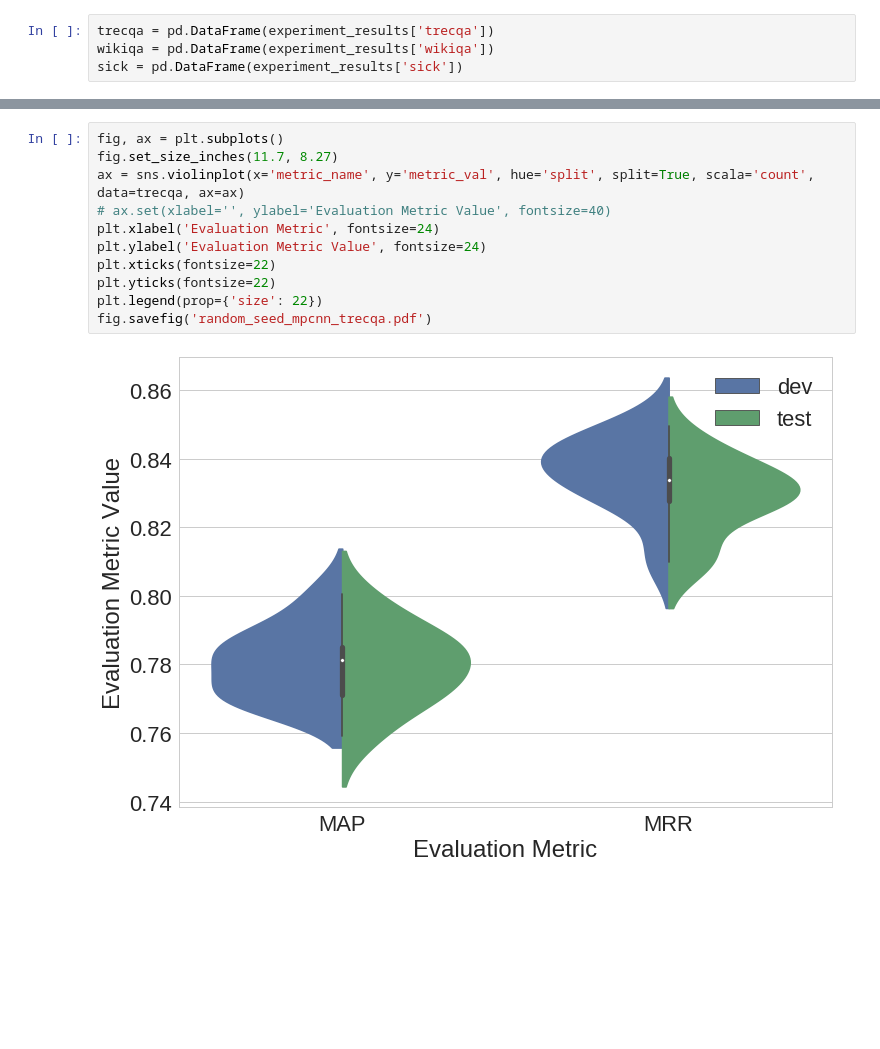
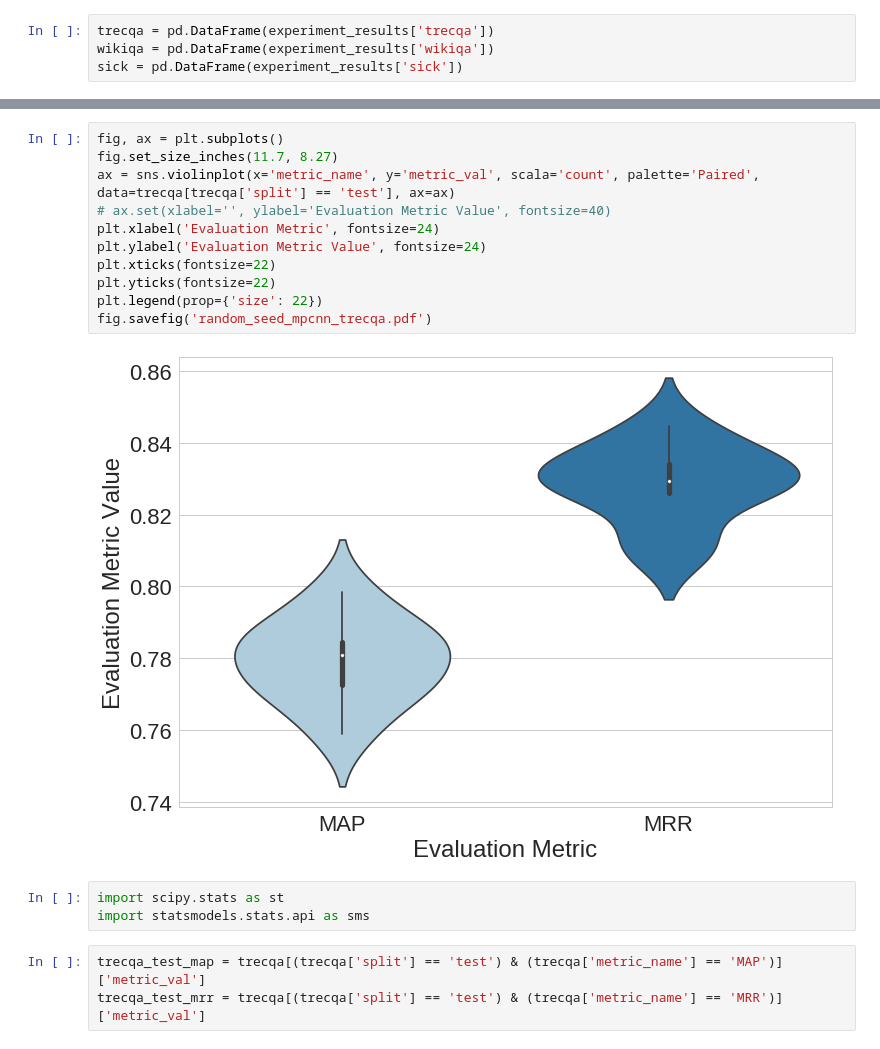
Before and after one commit to tuzhucheng/MP-CNN-Variants, a Jupyter notebook: scripts/random_seed_experiment_results.ipynb, the cells around one changed output, grey strips where cells are left out. Saved outputs shown, nothing was run; the diff lists cells and outputs as text; blank space fills up the shorter version.

Commit message:
Add experiment visualization notebooks

```diff
--- a/scripts/random_seed_experiment_results.ipynb
+++ b/scripts/random_seed_experiment_results.ipynb
@@ -71,13 +82,19 @@ trecqa.head(5)
 # %%
 fig, ax = plt.subplots()
 fig.set_size_inches(11.7, 8.27)
-ax = sns.violinplot(x='metric_name', y='metric_val', hue='split', split=True, scala='count', data=trecqa, ax=ax)
+ax = sns.violinplot(x='metric_name', y='metric_val', scala='count', palette='Paired', data=trecqa[trecqa['split'] == 'test'], ax=ax)
 # ax.set(xlabel='', ylabel='Evaluation Metric Value', fontsize=40)
 plt.xlabel('Evaluation Metric', fontsize=24)
 plt.ylabel('Evaluation Metric Value', fontsize=24)
 plt.xticks(fontsize=22)
 plt.yticks(fontsize=22)
 plt.legend(prop={'size': 22})
 fig.savefig('random_seed_mpcnn_trecqa.pdf')
 # %% [output]
-[figure, old version]
+[figure, new version]
+# %%
+import scipy.stats as st
+import statsmodels.stats.api as sms
+# %%
+trecqa_test_map = trecqa[(trecqa['split'] == 'test') & (trecqa['metric_name'] == 'MAP')]['metric_val']
+trecqa_test_mrr = trecqa[(trecqa['split'] == 'test') & (trecqa['metric_name'] == 'MRR')]['metric_val']
```
Also changed, not shown: parts of 3 cells of this notebook, 12 other files.
